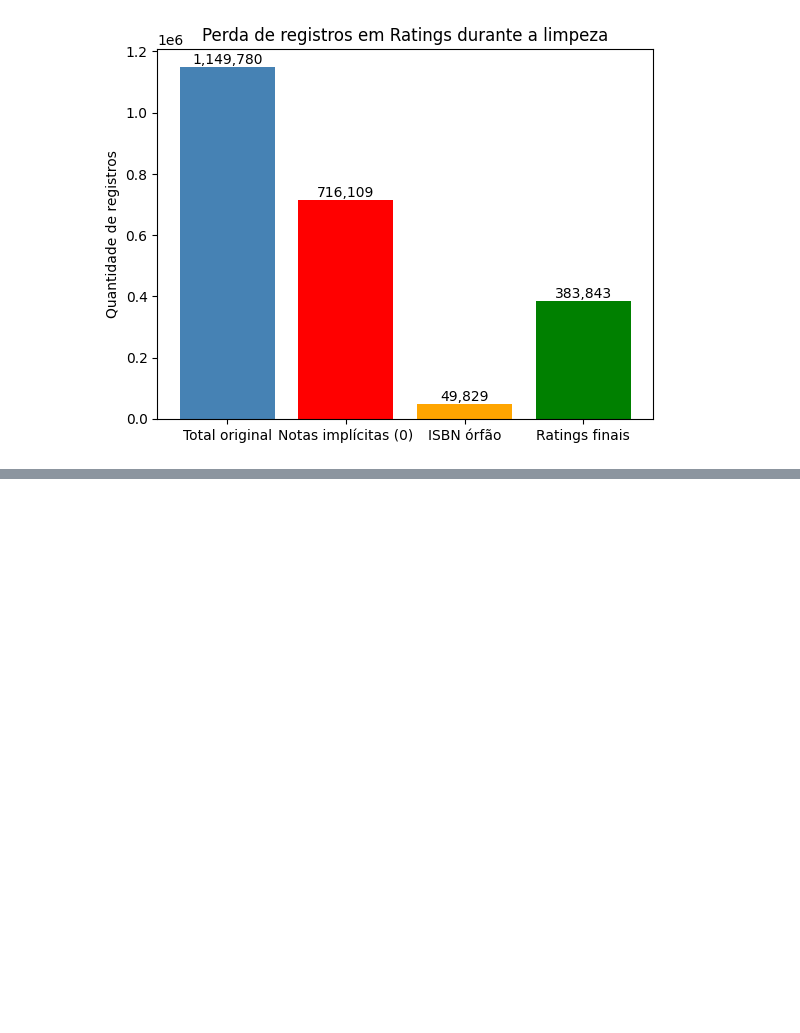
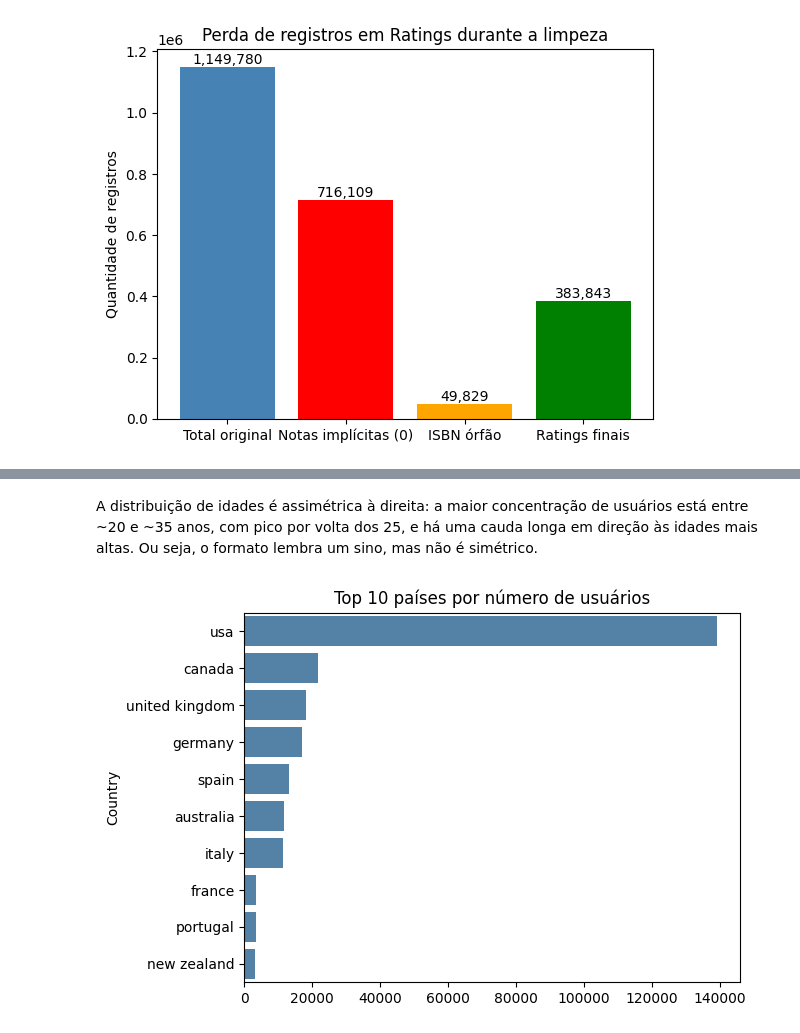
Before and after one commit to gustavomiranda2302/recomendacao-livros-book-crossing, a Jupyter notebook: models/notebooks/03_visualizacao.ipynb, the cells around one changed output, grey strips where cells are left out. Cells and saved outputs as stored; diff of their text form; code cells hidden in the pictures; blank space fills up the shorter version.

```diff
--- a/models/notebooks/03_visualizacao.ipynb
+++ b/models/notebooks/03_visualizacao.ipynb
@@ -82,0 +124,9 @@ Figura 2. Registros removidos de ratings: 716.109 notas implícitas (nota 0) e 4
+# %% [markdown]
+A distribuição de idades é assimétrica à direita: a maior concentração de usuários está entre ~20 e ~35 anos, com pico por volta dos 25, e há uma cauda longa em direção às idades mais altas. Ou seja, o formato lembra um sino, mas não é simétrico.
+# %%
+top = users['Country'].value_counts().head(10)
+sns.barplot(x=top.values, y=top.index, color='steelblue')
+plt.title('Top 10 países por número de usuários')
+plt.show()
+# %% [output]
+[figure, added]
```
Also changed, not shown: parts of 13 cells of this notebook, 1 other file.
